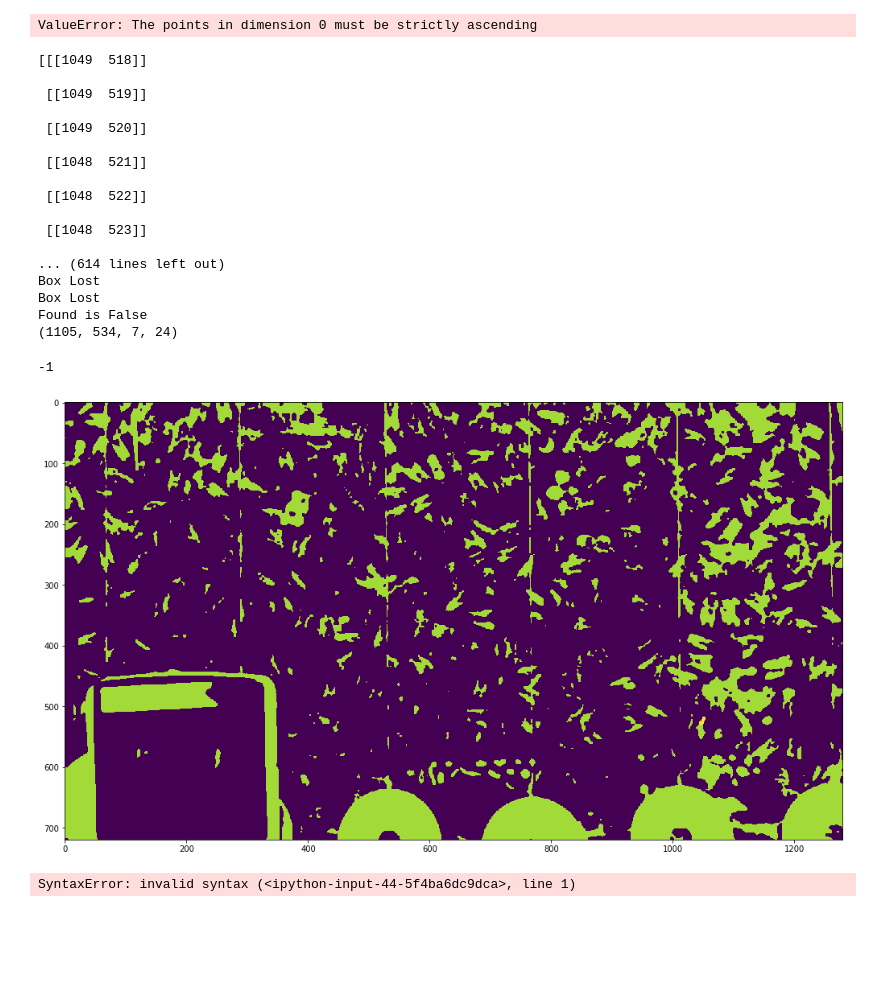
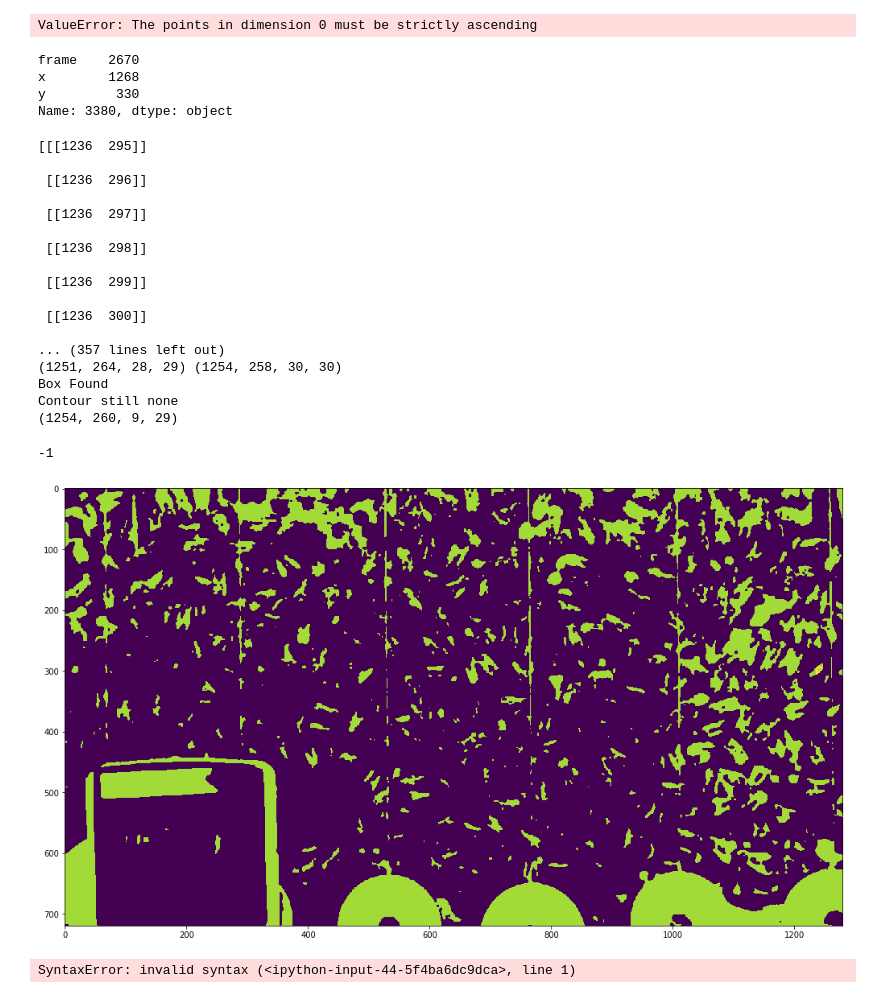
Before and after one commit to Jreece18/WaggleDanceTracker, a Jupyter notebook: TidyDataset.ipynb, the cells around one changed output. Drawn from its saved outputs; the diff is of its cells as text; code cells hidden in the pictures; blank space fills up the shorter version.

Commit message:
Completed waggle run tracker

```diff
--- a/TidyDataset.ipynb
+++ b/TidyDataset.ipynb
@@ -492,6 +492,31 @@ point = np.array(173)
 print(interpn(points, values, point))
 # %% [output]
 ValueError: The points in dimension 0 must be strictly ascending
+# %%
+def anchorInterpolation(bbox, fx0, fy0, counter):
+    # Interpolated bbox
+    fx0, fy0 = int(fx(counter)), int(fy(counter))
+    x0, y0, x1, y1 = fx0-25, fy0-25, fx0+25, fy0+25
+
+    x, y, w, h = bbox
+
+    if x in range(x0, x1) and y in range(y0, y1):
+        success = True
+    else:
+        success = False
+        bbox = fx0-15, fy0-15, 30, 30
+
+    return success, bbox
+
+clust.iloc[0, :][['frame', 'x', 'y']]
+clust.iloc[-1, :][['frame', 'x', 'y']]
+# %% [output]
+frame    2670
+x        1268
+y         330
+Name: 3380, dtype: object
+# %%
+clust = df[df['Cluster']==189]
 # %%
 start = clust.iloc[0, :]['frame']
 end = clust.iloc[-1, :]['frame']
@@ -516,6 +541,10 @@ kernel = np.ones((2,2),np.uint8)
 opening = cv2.morphologyEx(thresh, cv2.MORPH_OPEN, kernel, iterations=2)
 opening = cv2.erode(opening, kernel, iterations=1)
 
+# Interpolation functions
+fx = interpolate.interp1d(clust.frame, clust.x, kind='slinear')
+fy = interpolate.interp1d(clust.frame, clust.y, kind='slinear')
+
 # Find contour bounding box
 x, y = clust.iloc[0, :]['x'], clust.iloc[0]['y']
 bbox = x-15, y-15, 30, 30
@@ -536,22 +565,18 @@ if cv2.contourArea(contour) > clust['size'].max():
     print(contour)
 rect, box = getFittedBox(contour)
 bbox = rotatedBoxConverter(box)
+
+# Initialise variables
 prev_bbox = bbox
+prev_centre = centre
 found = True
 avg = bbox[2]*bbox[3]
 total = avg
-print(avg)
-
-# Create tracker
-print(frame)
-tracker = cv2.TrackerCSRT_create()
-tracker.init(frame, bbox)
 
 rois = []
 
 while counter < end:
     counter += 1
-    print(counter)
     nret, frame = cap.read()
 
     # Preprocessing
@@ -618,7 +643,7 @@ while counter < end:
     centre = getContourMoment(contour)
     bbox = centre[0]-15, centre[1]-15, 30, 30
     contour = findROIContour(opening, bbox)
-#     contour = findFullContour(opening, centre)
+    #contour = findFullContour(opening, centre)
 #     # If contour too large, erode image, then use ROI
 #     while cv2.contourArea(contour) > clust['size'].max():
 #         opening = cv2.erode(opening, kernel, iterations = 1)
@@ -631,7 +656,11 @@ while counter < end:
     rect, box = getFittedBox(contour)
     bbox = rotatedBoxConverter(box)
 
-    found, prev_bbox = anchorBox(bbox, prev_bbox, avg)
+    found, prev_bbox = anchorInterpolation(bbox, fx, fy, counter)
+    if found is False:
+        contour = findROIContour(opening, bbox)
+        rect, box = getFittedBox(contour)
+
 
     if found is not True:
         print('Found is False')
@@ -667,45 +696,45 @@ while counter < end:
     else:
         cv2.putText(frame, "Tracking failure detected", (100, 80), cv2.FONT_HERSHEY_SIMPLEX, 0.75, (0, 0, 255), 2)
     cv2.imshow("Tracking", frame)
     cv2.imshow("Threshold", opening)
     cv2.waitKey(100)
     if found is not True:
         if cv2.waitKey(0) & 0xFF == ord('c'):
             pass
 
     euclid = np.sqrt(np.square(centre[0] - prev_centre[0]) + np.square(centre[1] - prev_centre[1]))
 
     final_df.loc[len(final_df)] = [centre[0], centre[1], counter, bbox, size, angle, cluster]
 
     movement = moveDirection(prev_bbox, bbox) # Track direction of box movement
     prev_centre = centre
     prev_bbox = bbox
     total, avg = avgArea(bbox, total, (counter-start)) # Track avg size of bounding box
 
 
 cap.release()
 cv2.destroyAllWindows()
 cv2.waitKey(1)
 # %% [output]
-[[[1049  518]]
+[[[1236  295]]
 
- [[1049  519]]
+ [[1236  296]]
 
- [[1049  520]]
+ [[1236  297]]
 
- [[1048  521]]
+ [[1236  298]]
 
- [[1048  522]]
+ [[1236  299]]
 
- [[1048  523]]
+ [[1236  300]]
 
-... (614 lines left out)
-Box Lost
-Box Lost
-Found is False
-(1105, 534, 7, 24)
+... (357 lines left out)
+(1251, 264, 28, 29) (1254, 258, 30, 30)
+Box Found
+Contour still none
+(1254, 260, 9, 29)
 -1
-[figure, old version]
+[figure, new version]
 # %%
 bbox
 cap = cv2.VideoCapture('../Bees10.mov')
```
